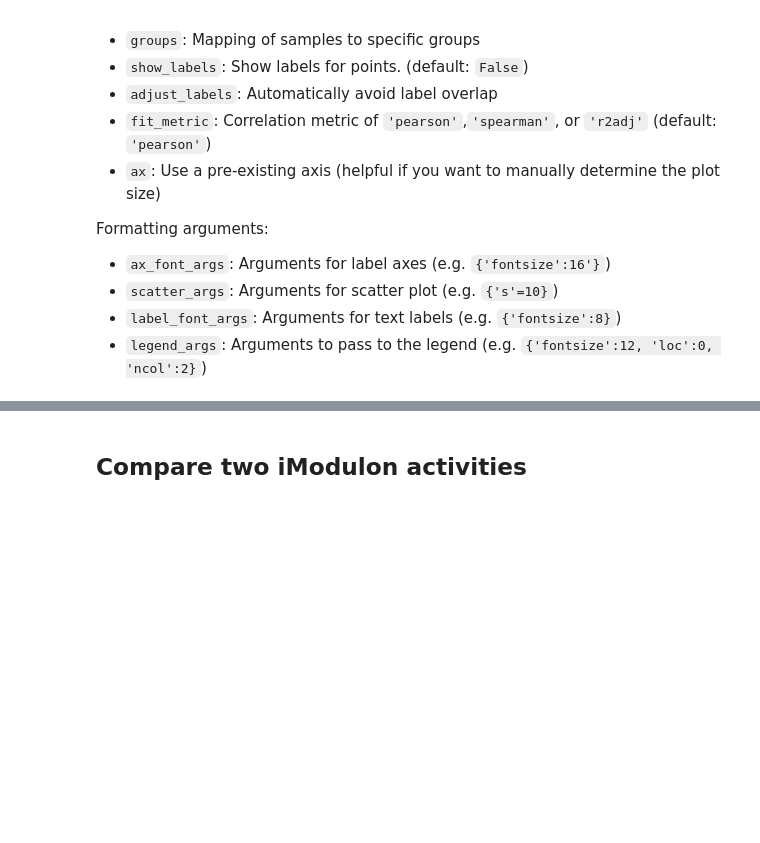
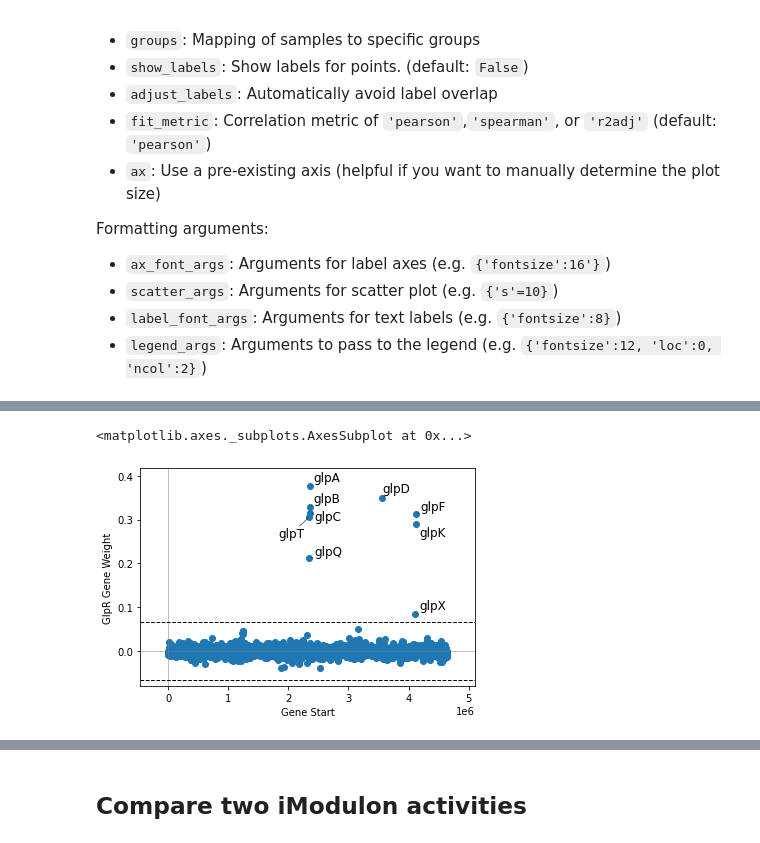
Before and after one commit to SBRG/pymodulon, a Jupyter notebook: notebooks/Visualizations.ipynb, the cells around one changed output, grey strips where cells are left out. Drawn from its saved outputs; the diff is of its cells as text; code cells hidden in the pictures; blank space fills up the shorter version.

Commit message:
feature: Added more sections to tutorial and visualization notebooks

```diff
--- a/notebooks/Visualizations.ipynb
+++ b/notebooks/Visualizations.ipynb
@@ -12,7 +9,7 @@ import pandas as pd
 # %% [markdown]
 # Load IcaData object
 # %%
-ica_data = load_json_model('example.json')
+ica_data = load_json_model('../example_data/example.json')
 # %% [markdown]
 # Bar plots
 Gene expression and iModulon activities are easily viewed as bar plots. Use the `plot_expression` and `plot_activities` functions, respectively. Any numeric metadata for your experiments can be plotted using the `plot_metadata` function.
@@ -68,0 +69,5 @@ Formatting arguments:
+# %%
+plot_gene_weights(ica_data,'GlpR')
+# %% [output]
+<matplotlib.axes._subplots.AxesSubplot at 0x...>
+[figure, added]
```
Also changed, not shown: parts of 11 cells of this notebook, 1 other file.
